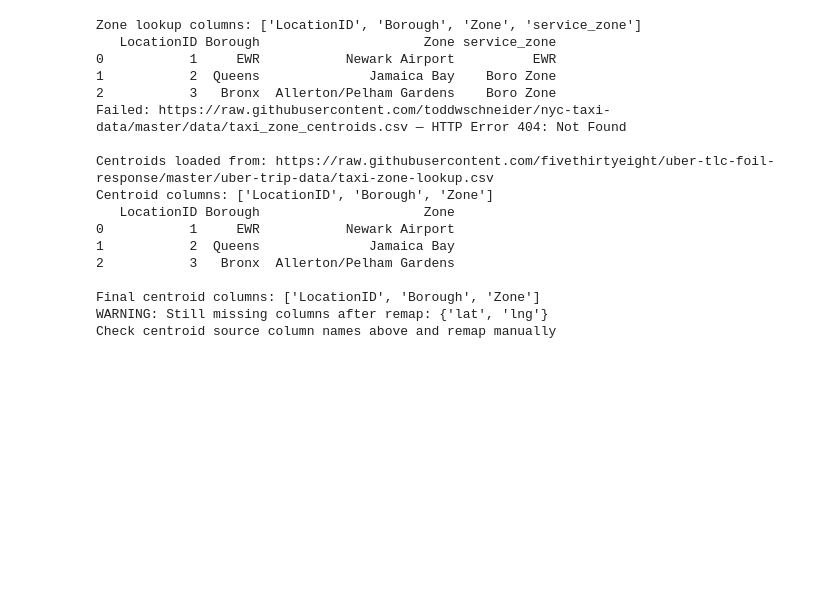
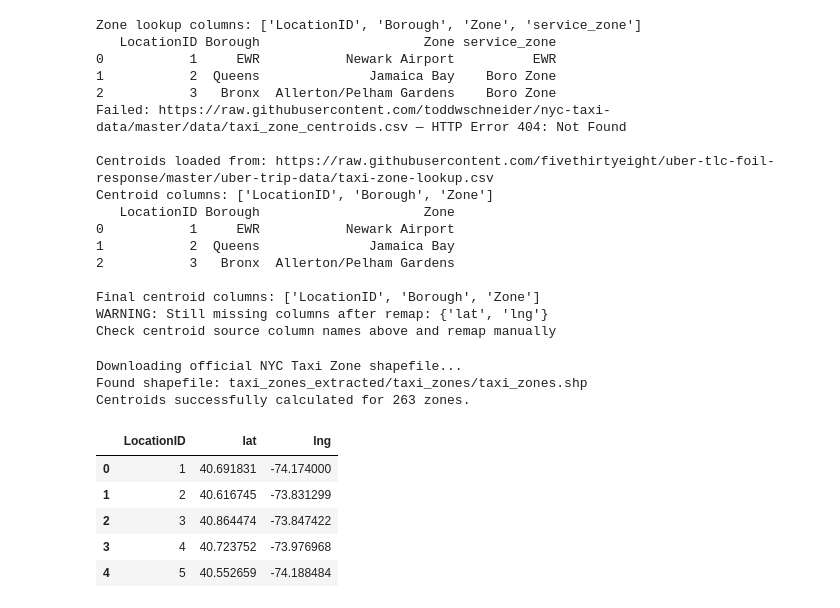
Before and after one commit to chamoflag/AI-ML, a Jupyter notebook: H3Spatial.ipynb, the cells around one changed output. Saved outputs shown, nothing was run; the diff lists cells and outputs as text; code cells hidden in the pictures; blank space fills up the shorter version.

```diff
--- a/H3Spatial.ipynb
+++ b/H3Spatial.ipynb
@@ -195,5 +197,57 @@ Centroid columns: ['LocationID', 'Borough', 'Zone']
 Final centroid columns: ['LocationID', 'Borough', 'Zone']
 WARNING: Still missing columns after remap: {'lat', 'lng'}
 Check centroid source column names above and remap manually
+# %%
+import geopandas as gpd
+import requests
+import os
+import zipfile
+import glob
+
+print("Downloading official NYC Taxi Zone shapefile...")
+SHAPEFILE_URL = "https://d37ci6vzurychx.cloudfront.net/misc/taxi_zones.zip"
+local_zip = "taxi_zones.zip"
+extract_path = "taxi_zones_extracted"
+
+if not os.path.exists(local_zip):
+    response = requests.get(SHAPEFILE_URL)
+    with open(local_zip, 'wb') as f:
+        f.write(response.content)
+
+# Manual extraction
+with zipfile.ZipFile(local_zip, 'r') as zip_ref:
+    zip_ref.extractall(extract_path)
+
+# Recursive search for the .shp file in case it is nested
+shp_files = glob.glob(os.path.join(extract_path, "**", "*.shp"), recursive=True)
+if not shp_files:
+    raise FileNotFoundError(f"No .shp file found in {extract_path} or its subdirectories.")
+
+shp_path = shp_files[0]
+print(f"Found shapefile: {shp_path}")
+gdf = gpd.read_file(shp_path)
+
+# Project to WGS84 (lat/lng)
+gdf = gdf.to_crs(epsg=4326)
+
+# Calculate centroids
+centroids = pd.DataFrame({
+    'LocationID': gdf['LocationID'].astype(int),
+    'lat': gdf.geometry.centroid.y,
+    'lng': gdf.geometry.centroid.x
+})
+
+print(f"Centroids successfully calculated for {len(centroids)} zones.")
+display(centroids.head())
+# %% [output]
+Downloading official NYC Taxi Zone shapefile...
+Found shapefile: taxi_zones_extracted/taxi_zones/taxi_zones.shp
+Centroids successfully calculated for 263 zones.
+|  | LocationID | lat | lng |
+| 0 | 1 | 40.691831 | -74.174000 |
+| 1 | 2 | 40.616745 | -73.831299 |
+| 2 | 3 | 40.864474 | -73.847422 |
+| 3 | 4 | 40.723752 | -73.976968 |
+| 4 | 5 | 40.552659 | -74.188484 |
 # %%
 # Convert zone centroids to H3 cells at resolution 9
```
Also changed, not shown: parts of 10 cells of this notebook.
